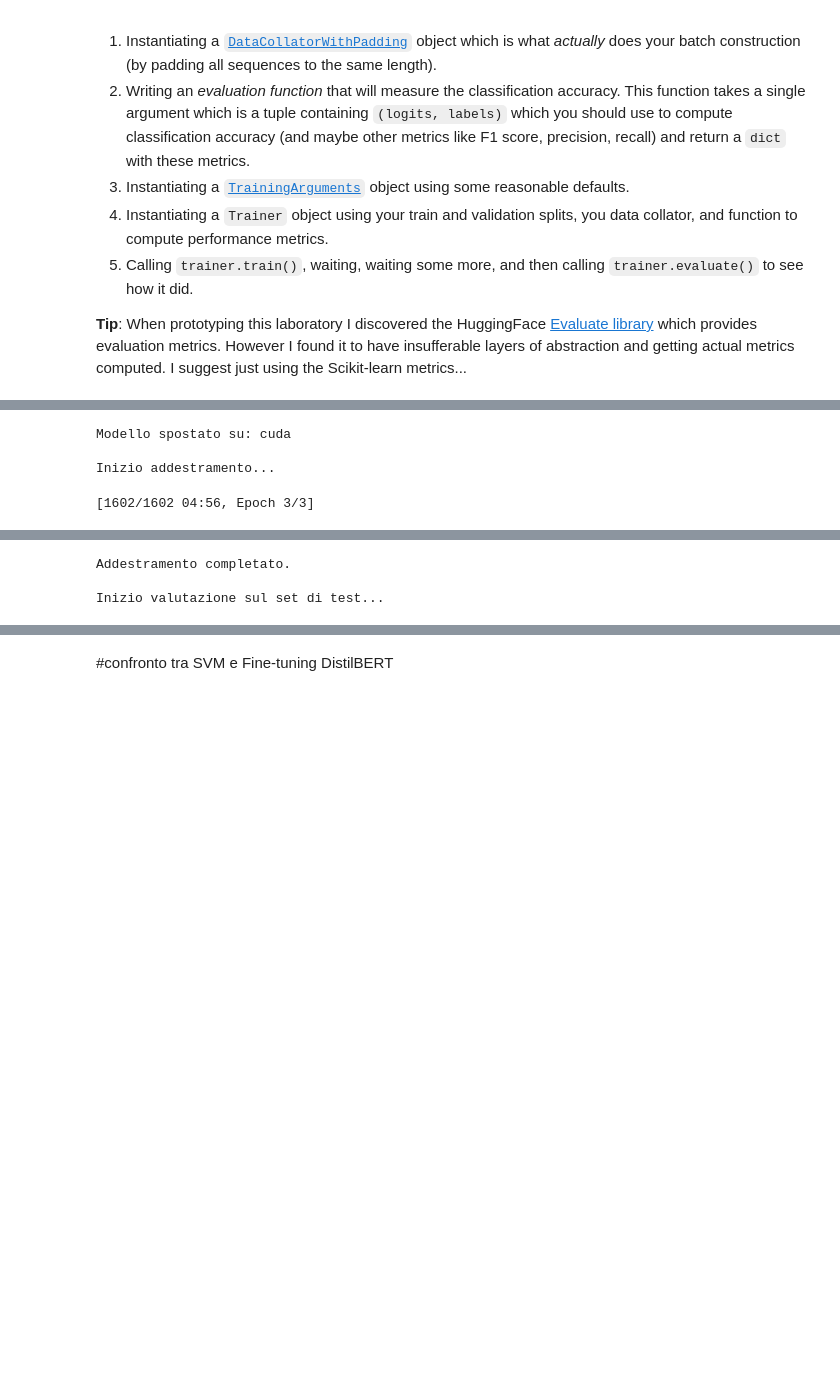
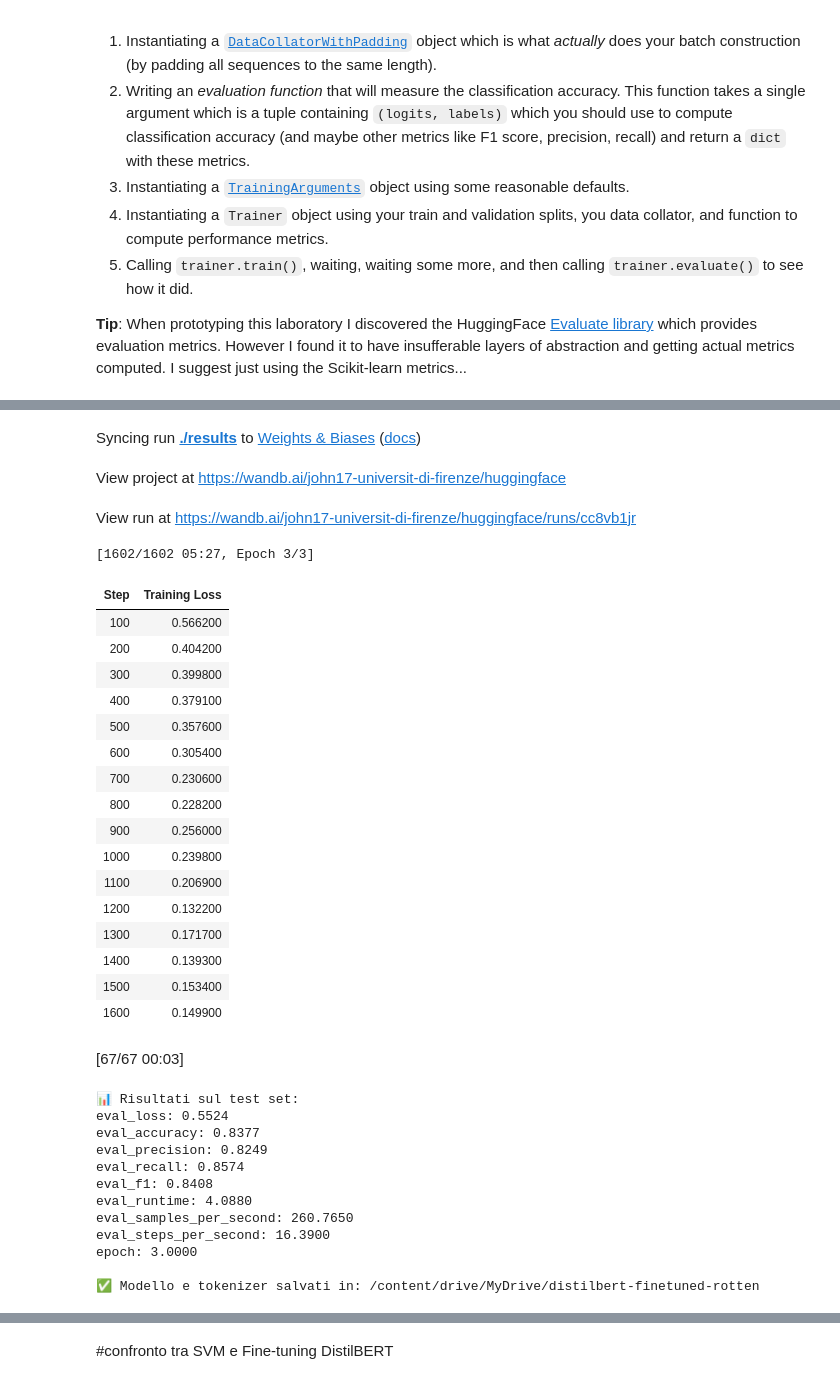
Before and after one commit to johnjonh17/DeepLearning_Laboratories, a Jupyter notebook: lab3_transformers/Lab3_Transformers.ipynb, the cells around one changed output, grey strips where cells are left out. Drawn from its saved outputs; the diff is of its cells as text; code cells hidden in the pictures; blank space fills up the shorter version.

```diff
--- a/lab3_transformers/Lab3_Transformers.ipynb
+++ b/lab3_transformers/Lab3_Transformers.ipynb
@@ -412,16 +416,10 @@ from transformers import (
 )
 from sklearn.metrics import accuracy_score, precision_recall_fscore_support
 import numpy as np
-import torch # Importa torch
 
 # 🔗 Collega Google Drive
 from google.colab import drive
-# Controlla se drive è già montato per evitare errori
-try:
-    drive.mount('/content/drive', force_remount=True)
-except Exception as e:
-    print(f"Drive già montato o errore nel montaggio: {e}")
-
+drive.mount('/content/drive')
 
 # 📥 2. Carica il dataset e il tokenizer
 dataset = load_dataset("cornell-movie-review-data/rotten_tomatoes")
@@ -437,22 +435,14 @@ tokenized_datasets = dataset.map(tokenize, batched=True)
 data_collator = DataCollatorWithPadding(tokenizer=tokenizer)
 
 # 🧠 5. Modello con testa di classificazione
-num_labels = 2
 model = AutoModelForSequenceClassification.from_pretrained(
-    "distilbert-base-uncased", num_labels=num_labels
+    "distilbert-base-uncased", num_labels=2
 )
-
-# Determina il dispositivo disponibile e sposta il modello
-device = torch.device("cuda" if torch.cuda.is_available() else "cpu")
-model.to(device)
-print(f"Modello spostato su: {device}")
-
 
 # 📊 6. Funzione per il calcolo delle metriche
 def compute_metrics(eval_pred):
     logits, labels = eval_pred
     preds = np.argmax(logits, axis=1)
-    # Gestisci il caso di classi multiple se necessario, qui 'binary' va bene per 2 classi
     precision, recall, f1, _ = precision_recall_fscore_support(labels, preds, average='binary')
     acc = accuracy_score(labels, preds)
     return {
@@ -462,7 +452,7 @@ def compute_metrics(eval_pred):
         'f1': f1
     }
 
-# 7. Argomenti per il Trainer
+
 training_args = TrainingArguments(
     output_dir="./results",
     per_device_train_batch_size=16,
@@ -472,9 +462,7 @@ training_args = TrainingArguments(
     weight_decay=0.01,
     logging_dir="./logs",
     logging_steps=100,
-    save_total_limit=1,
-    # Aggiungi report_to="none" per disabilitare il logging su W&B se non lo usi
-    report_to="none"
+    save_total_limit=1
 )
 
 
@@ -490,24 +478,17 @@ trainer = Trainer(
 )
 
 # 🏋️‍♂️ 9. Addestramento del modello
-print("\nInizio addestramento...")
 trainer.train()
-print("Addestramento completato.")
 
 # 🧪 10. Valutazione finale sul test set
-print("\nInizio valutazione sul set di test...")
 results = trainer.evaluate(tokenized_datasets["test"])
 print("\n📊 Risultati sul test set:")
 for k, v in results.items():
-    print(f"{k}: {v:.4f}" if isinstance(v, (float, int)) else f"{k}: {v}")
+    print(f"{k}: {v:.4f}" if isinstance(v, float) else f"{k}: {v}")
 
 # 💾 11. Salvataggio del modello e tokenizer su Google Drive
-# Assicurati che il percorso esista e sia scrivibile
 save_path = "/content/drive/MyDrive/distilbert-finetuned-rotten"
-try:
-    trainer.save_model(save_path)
-    tokenizer.save_pretrained(save_path)
-    print(f"\n✅ Modello e tokenizer salvati in: {save_path}")
-except Exception as e:
-    print(f"\nErrore durante il salvataggio del modello: {e}")
+trainer.save_model(save_path)
+tokenizer.save_pretrained(save_path)
+print(f"\n✅ Modello e tokenizer salvati in: {save_path}")
 # %% [output]
@@ -517,4 +502,34 @@ You should probably TRAIN this model on a down-stream task to be able to use it
+Syncing run ./results to Weights & Biases (docs)
+View project at https://wandb.ai/john17-universit-di-firenze/huggingface
+View run at https://wandb.ai/john17-universit-di-firenze/huggingface/runs/cc8vb1jr
-Modello spostato su: cuda
-
-Inizio addestramento...
+[1602/1602 05:27, Epoch 3/3]
+| Step | Training Loss |
+| 100 | 0.566200 |
+| 200 | 0.404200 |
+| 300 | 0.399800 |
+| 400 | 0.379100 |
+| 500 | 0.357600 |
+| 600 | 0.305400 |
+| 700 | 0.230600 |
+| 800 | 0.228200 |
+| 900 | 0.256000 |
+| 1000 | 0.239800 |
+| 1100 | 0.206900 |
+| 1200 | 0.132200 |
+| 1300 | 0.171700 |
+| 1400 | 0.139300 |
+| 1500 | 0.153400 |
+| 1600 | 0.149900 |
+[67/67 00:03]
-[1602/1602 04:56, Epoch 3/3]
+📊 Risultati sul test set:
+eval_loss: 0.5524
+eval_accuracy: 0.8377
+eval_precision: 0.8249
+eval_recall: 0.8574
+eval_f1: 0.8408
+eval_runtime: 4.0880
+eval_samples_per_second: 260.7650
+eval_steps_per_second: 16.3900
+epoch: 3.0000
+
+✅ Modello e tokenizer salvati in: /content/drive/MyDrive/distilbert-finetuned-rotten
@@ -538,3 +535,0 @@ Inizio addestramento...
-Addestramento completato.
-
-Inizio valutazione sul set di test...
```
Also changed, not shown: parts of 10 cells of this notebook.
